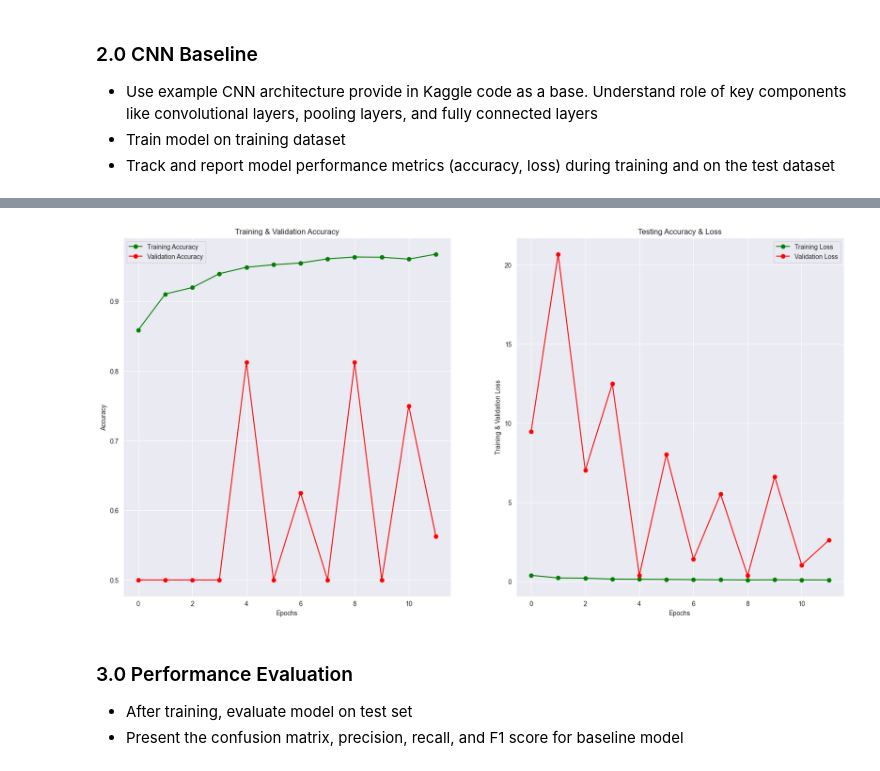
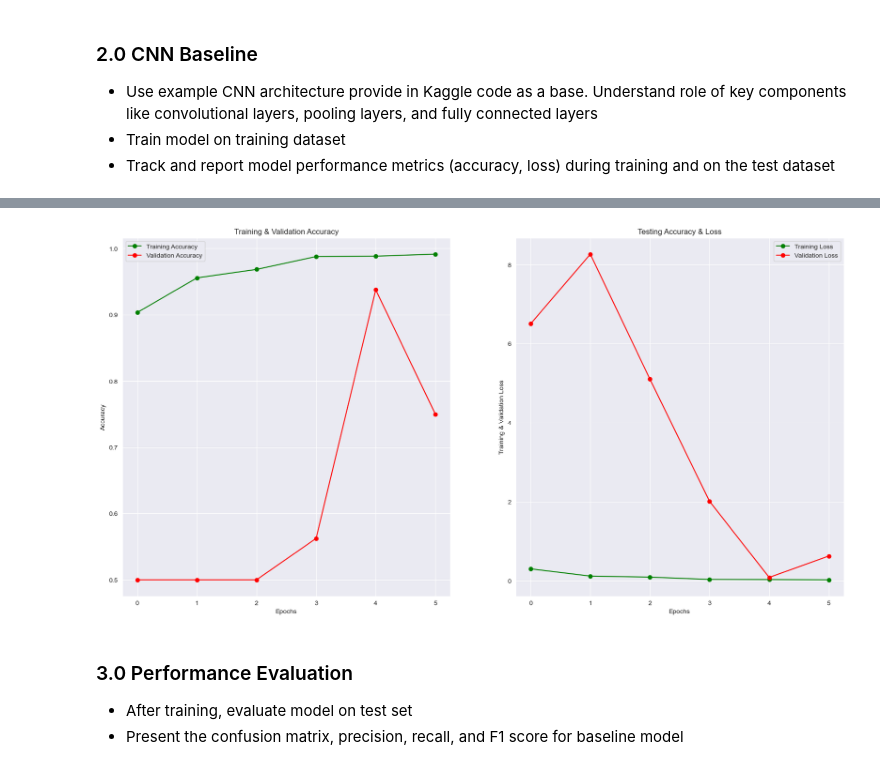
Before and after one commit to LaPetiteBird/DSassignment2, a Jupyter notebook: main.ipynb, the cells around one changed output, grey strips where cells are left out. Cells and saved outputs as stored; diff of their text form; code cells hidden in the pictures.

```diff
--- a/main.ipynb
+++ b/main.ipynb
@@ -241,28 +258,29 @@ KeyboardInterrupt:
 # %%
-epochs = [i for i in range(12)]
+# Create graph over epochs to plot accuracy and loss
+epochs = [i for i in range(6)]
 fig , ax = plt.subplots(1,2)
 train_acc = history.history['accuracy']
 train_loss = history.history['loss']
 val_acc = history.history['val_accuracy']
 val_loss = history.history['val_loss']
 fig.set_size_inches(20,10)
 
 ax[0].plot(epochs , train_acc , 'go-' , label = 'Training Accuracy')
 ax[0].plot(epochs , val_acc , 'ro-' , label = 'Validation Accuracy')
 ax[0].set_title('Training & Validation Accuracy')
 ax[0].legend()
 ax[0].set_xlabel("Epochs")
 ax[0].set_ylabel("Accuracy")
 
 ax[1].plot(epochs , train_loss , 'g-o' , label = 'Training Loss')
 ax[1].plot(epochs , val_loss , 'r-o' , label = 'Validation Loss')
 ax[1].set_title('Testing Accuracy & Loss')
 ax[1].legend()
 ax[1].set_xlabel("Epochs")
 ax[1].set_ylabel("Training & Validation Loss")
 plt.show()
 # %% [output]
-[figure, old version]
+[figure, new version]
 # %% [markdown]
 ### 3.0 Performance Evaluation
 - After training, evaluate model on test set
```
Also changed, not shown: parts of 16 cells of this notebook.
